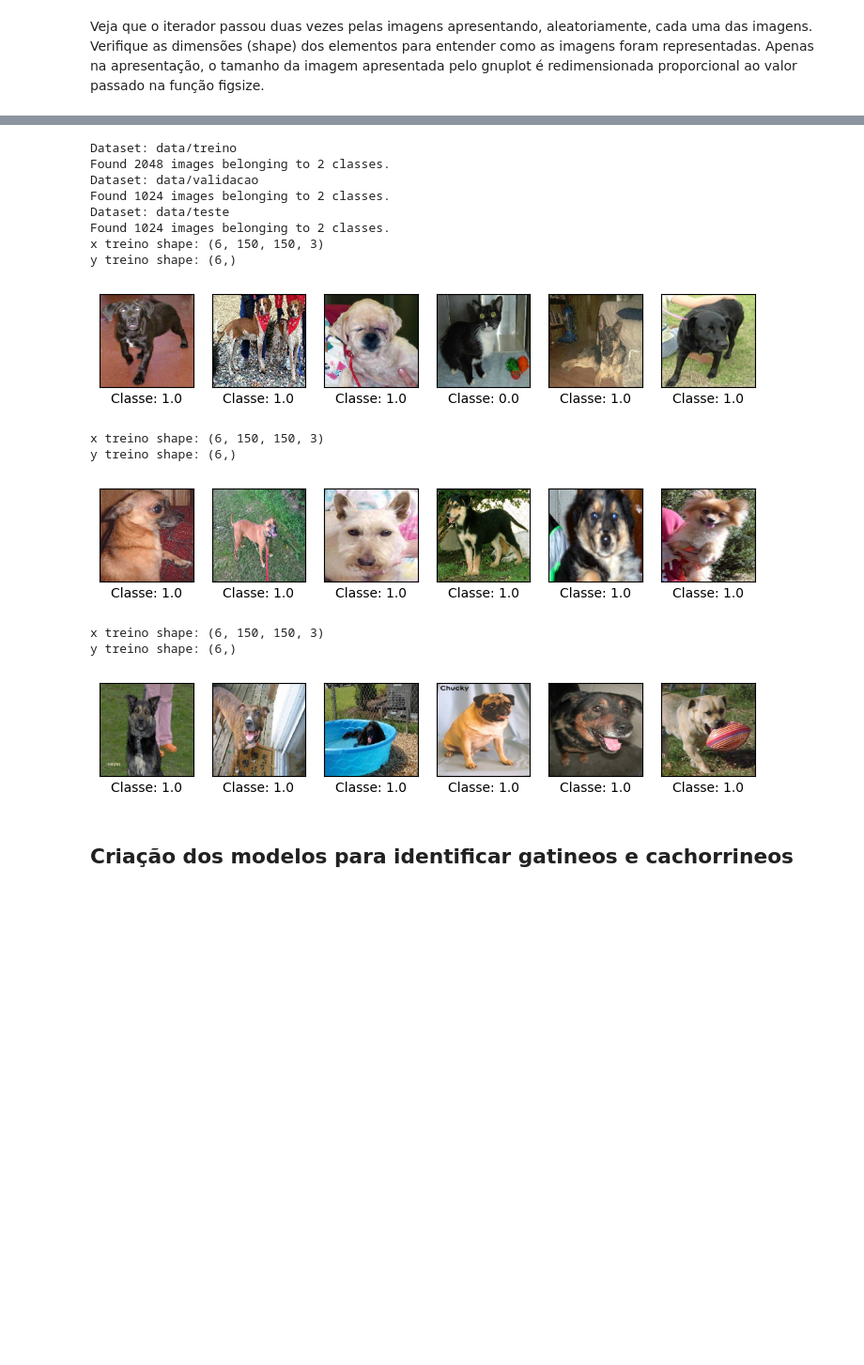
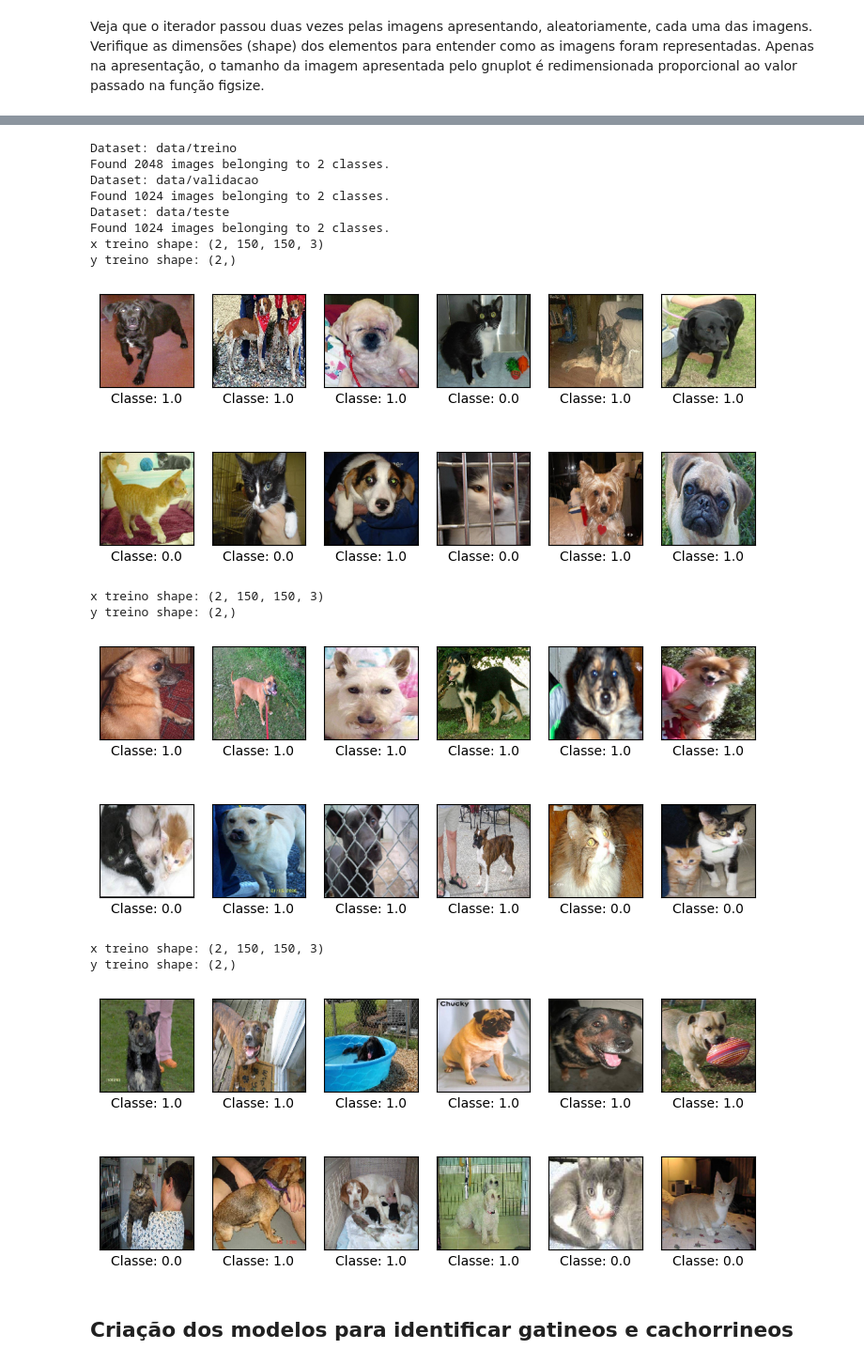
Before and after one commit to iuryzanonni/te-machine-learning, a Jupyter notebook: ap-de-maquina-cefetmg-felicia-master/Identificação de Gatos e Cachorros_pratica.ipynb, the cells around one changed output, grey strips where cells are left out. Shown at 94% size. Cells and saved outputs as stored; diff of their text form; code cells hidden in the pictures; blank space fills up the shorter version.

```diff
--- a/ap-de-maquina-cefetmg-felicia-master/Identificação de Gatos e Cachorros_pratica.ipynb
+++ b/ap-de-maquina-cefetmg-felicia-master/Identificação de Gatos e Cachorros_pratica.ipynb
@@ -119,24 +105,26 @@ Veja que o iterador passou duas vezes pelas imagens apresentando, aleatoriamente
-# %%
-particoes = get_dataset(6, Constantes.ARR_STR_DATA_DIR)
-
-for particao in particoes:
-    plot_imgs_from_iterator(particao, 1, 6)
-# %% [output]
-Dataset: data/treino
-Found 2048 images belonging to 2 classes.
-Dataset: data/validacao
-Found 1024 images belonging to 2 classes.
-Dataset: data/teste
-Found 1024 images belonging to 2 classes.
-x treino shape: (6, 150, 150, 3)
-y treino shape: (6,)
-[figure, removed]
-x treino shape: (6, 150, 150, 3)
-y treino shape: (6,)
-[figure, removed]
-x treino shape: (6, 150, 150, 3)
-y treino shape: (6,)
-[figure, removed]
+# %%
+from cats_vs_dogs import *
+#print(Constantes.ARR_STR_DATA_DIR)
+particoes = get_dataset(ParametrosRedeNeural(int_batch_size=2),Constantes.ARR_STR_DATA_DIR)
+#particoes = get_dataset(6,['/content/data/treino','/content/data/validacao','/content/data/teste'])
+for particao in particoes:
+  plot_imgs_from_iterator(particao,2,6)
+# %% [output]
+Dataset: data/treino
+Found 2048 images belonging to 2 classes.
+Dataset: data/validacao
+Found 1024 images belonging to 2 classes.
+Dataset: data/teste
+Found 1024 images belonging to 2 classes.
+x treino shape: (2, 150, 150, 3)
+y treino shape: (2,)
+[figure, added]
+x treino shape: (2, 150, 150, 3)
+y treino shape: (2,)
+[figure, added]
+x treino shape: (2, 150, 150, 3)
+y treino shape: (2,)
+[figure, added]
 # %% [markdown]
 ## Criação dos modelos para identificar gatineos e cachorrineos
 # %% [markdown]
```
Also changed, not shown: parts of 23 cells of this notebook.
